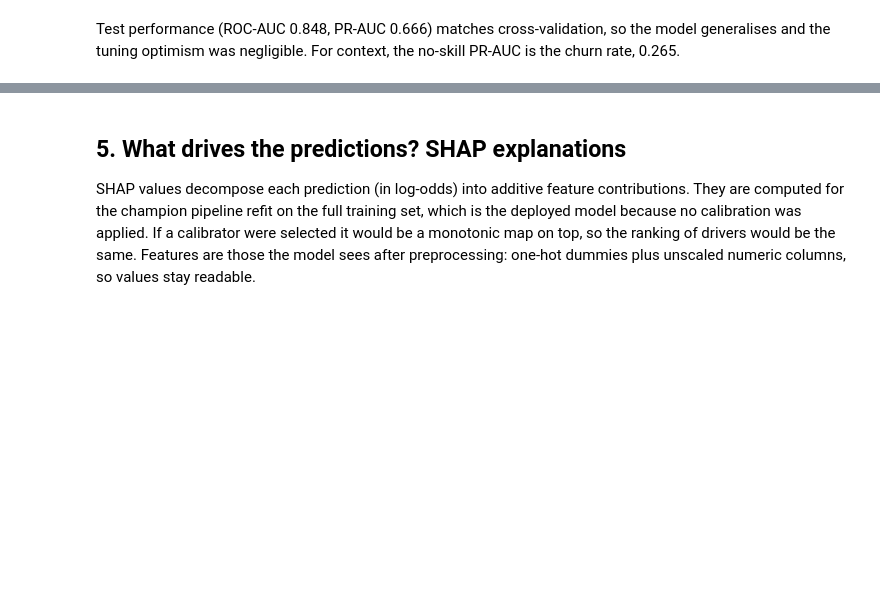
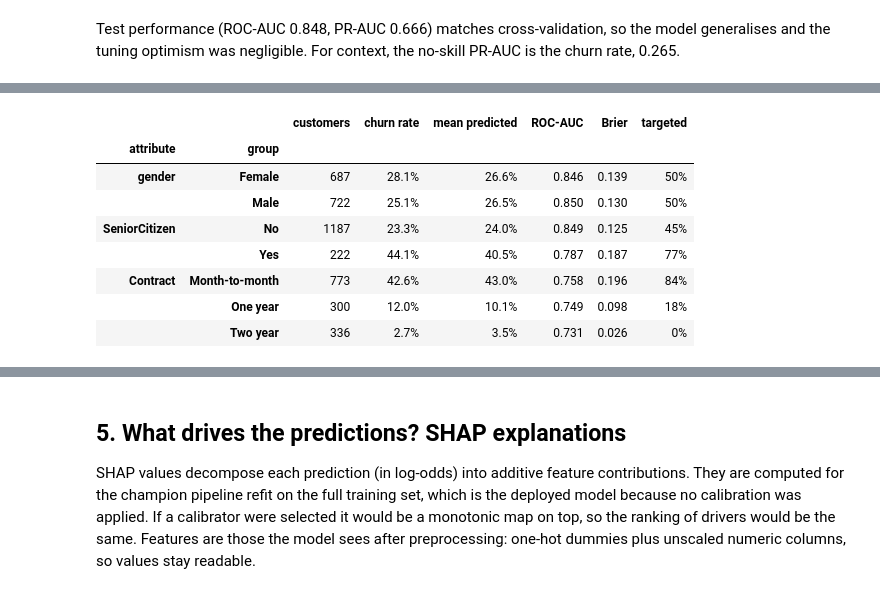
Before and after one commit to monayerkabir/telco-churn-survival, a Jupyter notebook: notebooks/02_modeling.ipynb, the cells around one changed output, grey strips where cells are left out. Saved outputs shown, nothing was run; the diff lists cells and outputs as text; code cells hidden in the pictures; blank space fills up the shorter version.

```diff
--- a/notebooks/02_modeling.ipynb
+++ b/notebooks/02_modeling.ipynb
@@ -32,10 +41,10 @@ warnings.filterwarnings("ignore", message="IProgress not found")  # tqdm, import
 import shap
 
 from churn import business, plots
-from churn.config import CONFIG, BusinessConfig, latest_model_dir
+from churn.config import CONFIG, BusinessConfig, latest_model_dir, set_global_seed
 from churn.data import load_clean_data, split_train_test
 from churn.evaluate import calibration_table, summarise_cv
-from churn.features import source_feature
+from churn.inference import FEATURE_COLUMNS, ChurnPredictor, display_values
 
 plots.apply_style()
 pd.set_option("display.precision", 4)
@@ -45,4 +54,9 @@ metrics = json.loads((run_dir / "metrics.json").read_text())
 clf = metrics["classification"]
 run = metrics["run"]
 print(f"Run {run['version']} | git {run['git_sha'][:7]} | data sha256 {run['data_sha256'][:12]}…")
+
+# The held-out customers, in the same order as the saved test predictions.
+test_pred = pd.read_csv(run_dir / "test_predictions.csv")
+train_df, test_df = split_train_test(load_clean_data(), CONFIG.split.test_size, CONFIG.seed)
+assert (test_df["customerID"].to_numpy() == test_pred["customerID"].to_numpy()).all()
 # %% [output]
@@ -230,0 +250,33 @@ the churn rate, 0.265.
+# %%
+from sklearn.metrics import brier_score_loss, roc_auc_score
+
+from churn.config import CATEGORY_LEVELS
+
+scored = test_df.assign(p_churn=test_pred["p_churn"].to_numpy())
+rows = []
+for attribute in ["gender", "SeniorCitizen", "Contract"]:
+    for level in CATEGORY_LEVELS[attribute]:
+        g = scored[scored[attribute] == level]
+        rows.append(
+            {
+                "attribute": attribute,
+                "group": level,
+                "customers": len(g),
+                "churn rate": f"{g['Churn'].mean():.1%}",
+                "mean predicted": f"{g['p_churn'].mean():.1%}",
+                "ROC-AUC": f"{roc_auc_score(g['Churn'], g['p_churn']):.3f}",
+                "Brier": f"{brier_score_loss(g['Churn'], g['p_churn']):.3f}",
+                "targeted": f"{(g['p_churn'] >= metrics['business']['threshold']).mean():.0%}",
+            }
+        )
+pd.DataFrame(rows).set_index(["attribute", "group"])
+# %% [output]
+|  |  | customers | churn rate | mean predicted | ROC-AUC | Brier | targeted |
+| attribute | group |  |  |  |  |  |  |
+| gender | Female | 687 | 28.1% | 26.6% | 0.846 | 0.139 | 50% |
+|  | Male | 722 | 25.1% | 26.5% | 0.850 | 0.130 | 50% |
+| SeniorCitizen | No | 1187 | 23.3% | 24.0% | 0.849 | 0.125 | 45% |
+|  | Yes | 222 | 44.1% | 40.5% | 0.787 | 0.187 | 77% |
+| Contract | Month-to-month | 773 | 42.6% | 43.0% | 0.758 | 0.196 | 84% |
+|  | One year | 300 | 12.0% | 10.1% | 0.749 | 0.098 | 18% |
+|  | Two year | 336 | 2.7% | 3.5% | 0.731 | 0.026 | 0% |
```
Also changed, not shown: parts of 9 cells of this notebook, 3 other files.
